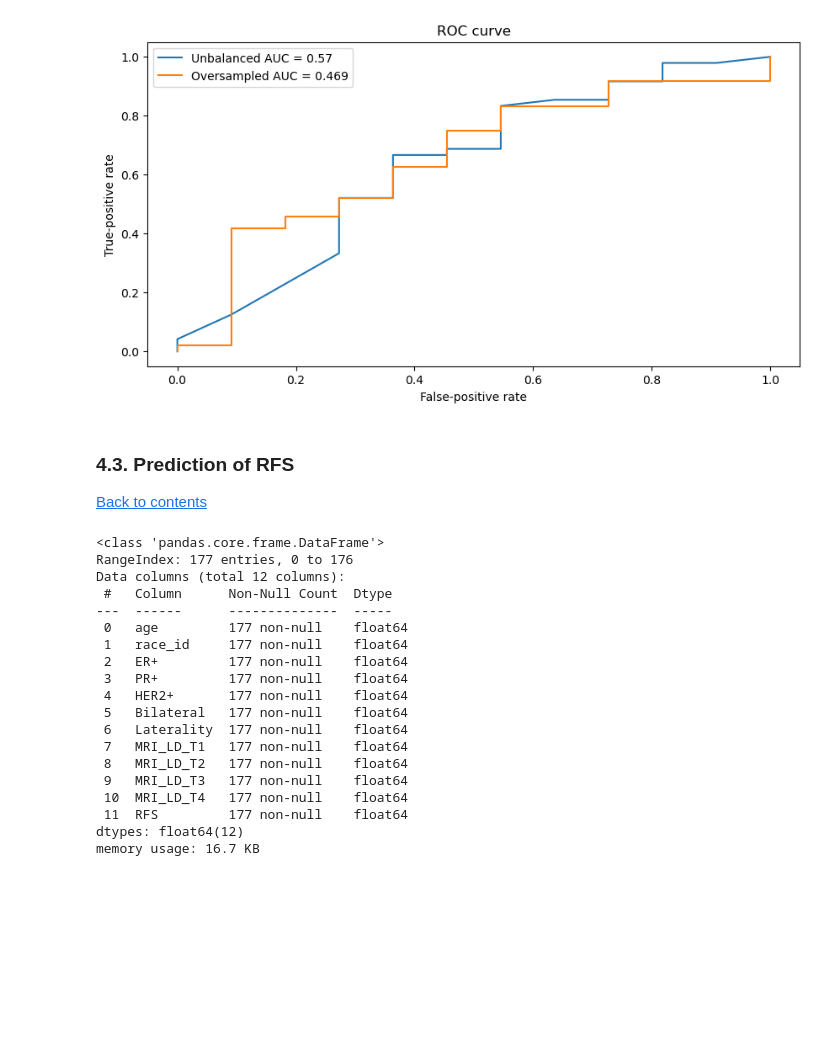
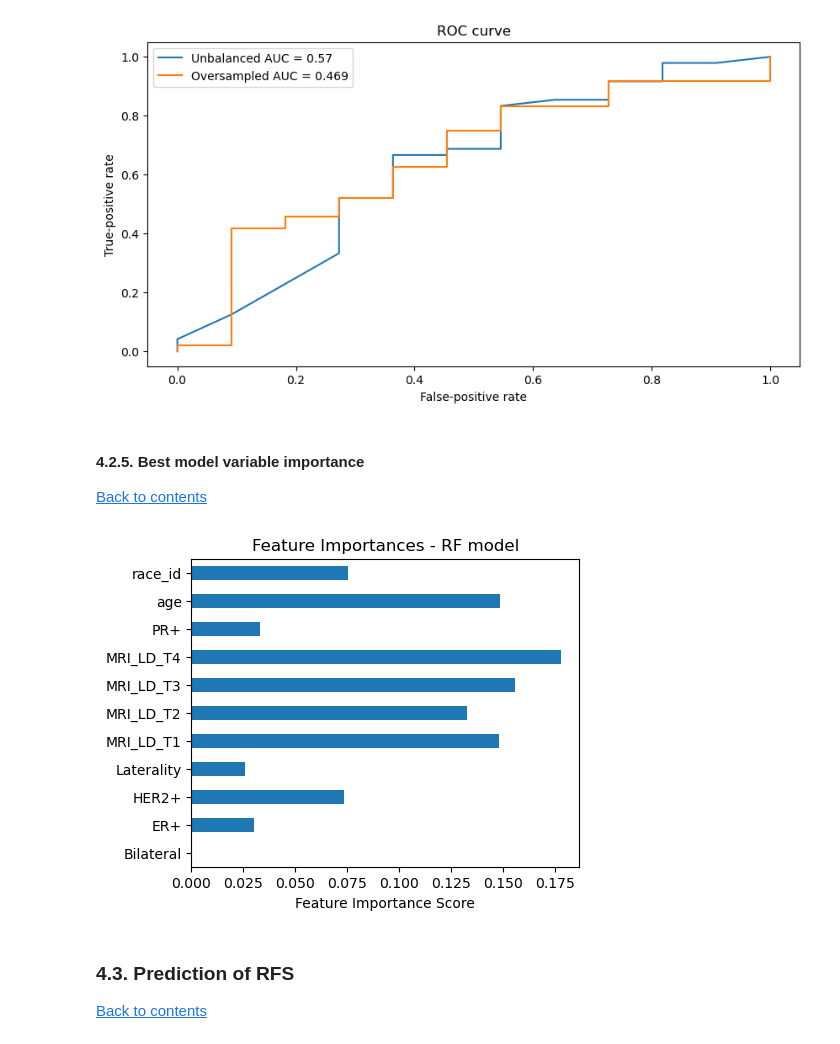
Before and after one commit to irlorui/MachineLearningModelsOnISPY1data, a Jupyter notebook: TFM - Code.ipynb, the cells around one changed output. Drawn from its saved outputs; the diff is of its cells as text; code cells hidden in the pictures; blank space fills up the shorter version.

```diff
--- a/TFM - Code.ipynb
+++ b/TFM - Code.ipynb
@@ -1259,6 +1349,16 @@ The estimated AUC is 0.469
 plot_roc(auc1, fpr1, tpr1, auc2, fpr2, tpr2)
 # %% [output]
 [figure]
+# %% [markdown]
+<a id="ss_var_importance"></a>
+
+#### 4.2.5. Best model variable importance
+
+[Back to contents](#index)
+# %%
+plot_feature_importance('RF', rf_pcr_1, predictors) ##cambiar
+# %% [output]
+[figure, added]
 # %% [markdown]
 <a id="rfs_ml"></a>
 
@@ -1276,22 +1380,0 @@ y = df_rfs['RFS']
-# %%
-df_rfs.info()
-# %% [output]
-<class 'pandas.core.frame.DataFrame'>
-RangeIndex: 177 entries, 0 to 176
-Data columns (total 12 columns):
- #   Column      Non-Null Count  Dtype
----  ------      --------------  -----
- 0   age         177 non-null    float64
- 1   race_id     177 non-null    float64
- 2   ER+         177 non-null    float64
- 3   PR+         177 non-null    float64
- 4   HER2+       177 non-null    float64
- 5   Bilateral   177 non-null    float64
- 6   Laterality  177 non-null    float64
- 7   MRI_LD_T1   177 non-null    float64
- 8   MRI_LD_T2   177 non-null    float64
- 9   MRI_LD_T3   177 non-null    float64
- 10  MRI_LD_T4   177 non-null    float64
- 11  RFS         177 non-null    float64
-dtypes: float64(12)
-memory usage: 16.7 KB
```
Also changed, not shown: parts of 14 cells of this notebook, 4 other files.
